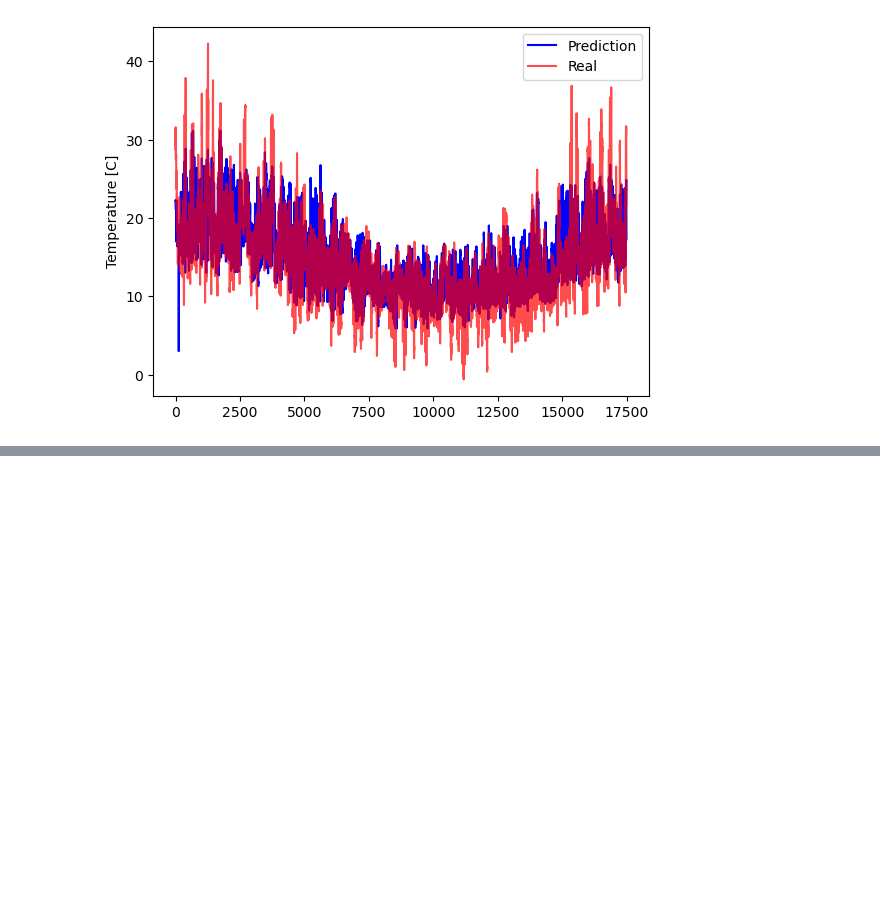
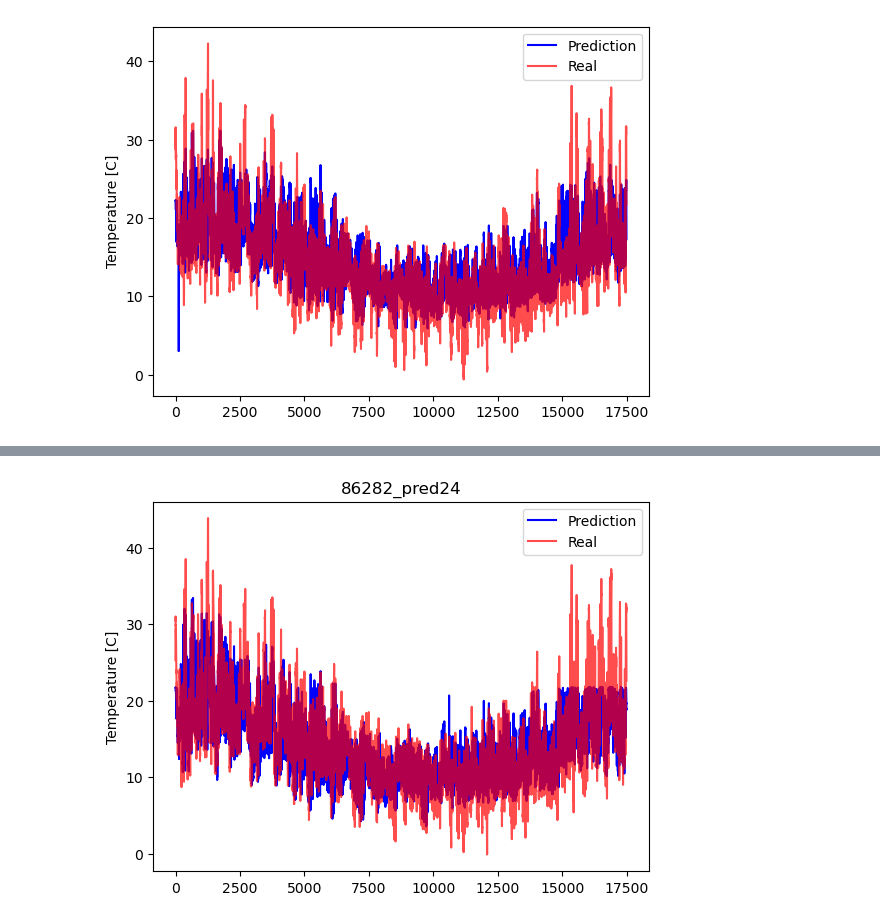
Before and after one commit to vihanw/UrbanWeatherPrediction, a Jupyter notebook: LSTM_forecast.ipynb, the cells around one changed output, grey strips where cells are left out. Cells and saved outputs as stored; diff of their text form; code cells hidden in the pictures; blank space fills up the shorter version.

```diff
--- a/LSTM_forecast.ipynb
+++ b/LSTM_forecast.ipynb
@@ -302,0 +308,4 @@ HPU available: False, using: 0 HPUs
+# %%
+checkpoint_86077= torch.load('.\\logs_lstm\epoch=99-step=27400.ckpt')
+state_dict_86077 = checkpoint_86077['state_dict']
+lstm_model.load_state_dict(state_dict_86077)
@@ -382,0 +405,88 @@ plt.legend()
+# %%
+aws_locations = {
+    'Melbourne Airport': {'station_id':"86282", },
+    'Moorabbin Airport': {'station_id':"86077", },
+    'Laverton RAAF': {'station_id':"87031", },
+}
+
+
+input_data_dir = './data/cleaned_data/'
+# %%
+for loc in aws_locations:
+    station_id = aws_locations[loc]['station_id']
+
+    file_path_input=input_data_dir+station_id+"_aws_plumber_data_inputs.csv"
+    file_path_output=input_data_dir+station_id+"_aws_plumber_data_outputs.csv"
+
+    for j in [24,48]:
+        # Prepare datasets
+        print("Starting with {} at prediction time {}".format(station_id,j))
+        dataset=WeatherData(file_path_input,file_path_output,historic_path,10,pred_time=j)
+
+        n_data=len(dataset)
+        split=[0.8,0.1,0.1]
+        n_train=int(np.floor(split[0]*n_data))
+        n_val=int(np.floor(split[1]*n_data))
+
+        trainset=torch.utils.data.Subset(dataset, range(n_train))
+        valset=torch.utils.data.Subset(dataset, range(n_train,n_train+n_val))
+        testset =torch.utils.data.Subset(dataset, range(n_train,n_data))
+
+        # Create Dataloaders
+        trainloader = DataLoader(trainset, batch_size=BATCH_SIZE )
+        valloader = DataLoader(valset, batch_size=BATCH_SIZE)
+        testloader = DataLoader(testset, batch_size=BATCH_SIZE)
+
+        lstm_model = WeatherLSTM(11, traindataloader=trainloader, valdataloader=valloader, testdataloader=testloader)
+
+        ## Save the results in different folders
+        lstm_callback = ModelCheckpoint(
+                monitor='val_mse',
+                dirpath='.\pred_logs_lstm\{}_pred{}'.format(station_id,j),
+                save_top_k=1,
+                mode='min',
+                every_n_epochs=1)
+        # Monitor the validation mean square eror
+        # Specify a directory for checkpoints
+        # save the one best model
+        # Save the min. monitored quantity
+        # Monitor every 1 epoch
+
+
+        # Create a Trainer
+        n_epochs=100  ## I am defining the maximum number of epochs
+        lstm_trainer = pl.Trainer(accelerator = "auto",
+                          max_epochs = n_epochs,
+                          callbacks = [TQDMProgressBar(refresh_rate=20),lstm_callback],
+                          logger = CSVLogger(save_dir='.\pred_logs_lstm\{}_pred{}'.format(station_id,j)))
+
+        # Train the model
+        lstm_trainer.fit(lstm_model)
+
+        # Evaluate the model
+        n_test=len(testset)
+        prediction_test=np.zeros(n_test)
+        lstm_model.eval() ##Put the model in evaluation mode.
+
+        with torch.no_grad():
+            for i in range(n_test):
+                prediction_test[i]=float(lstm_model(torch.unsqueeze(testset[i][0],0)))
+
+        # Unnormalize the data
+        unnormalized_pred=unnormalize_data(prediction_test,historic_path)
+        unnormalized_data=unnormalize_data(np.array(testset[:][1]),historic_path)
+
+        # Plot the result to detect any anomaly
+        plt.plot(unnormalized_pred,"b-",label="Prediction")
+        plt.plot(unnormalized_data,"r-",label="Real", alpha=0.7)
+        plt.ylabel("Temperature [C]")
+        plt.title("{}_pred{}".format(station_id,j))
+        plt.legend()
+        plt.show()
+
+        # Save the results
+        prediction_station=pd.DataFrame({"Measured":unnormalized_data,"Prediction":unnormalized_pred})
+        prediction_station.to_csv(".\predictions\lstm_predictions_{}_pred{}.csv".format(station_id,j), index=False)
+        mse_final=np.sum((unnormalized_data-unnormalized_pred)**2)/len(unnormalized_data)
+        print("The MSE is {}".format(mse_final))
+# %% [output]
@@ -382,0 +512 @@ plt.legend()
+[figure, added]
```
Also changed, not shown: parts of 13 cells of this notebook, 26 other files.
